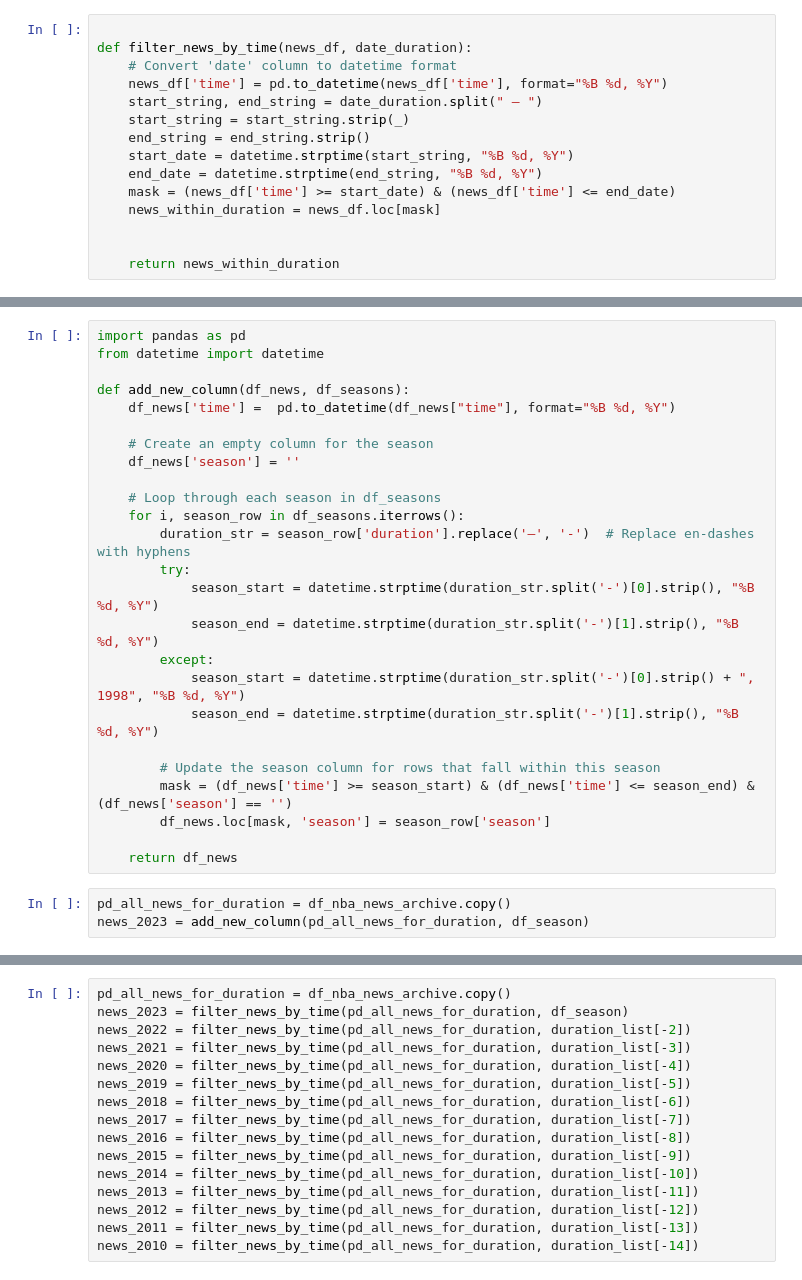
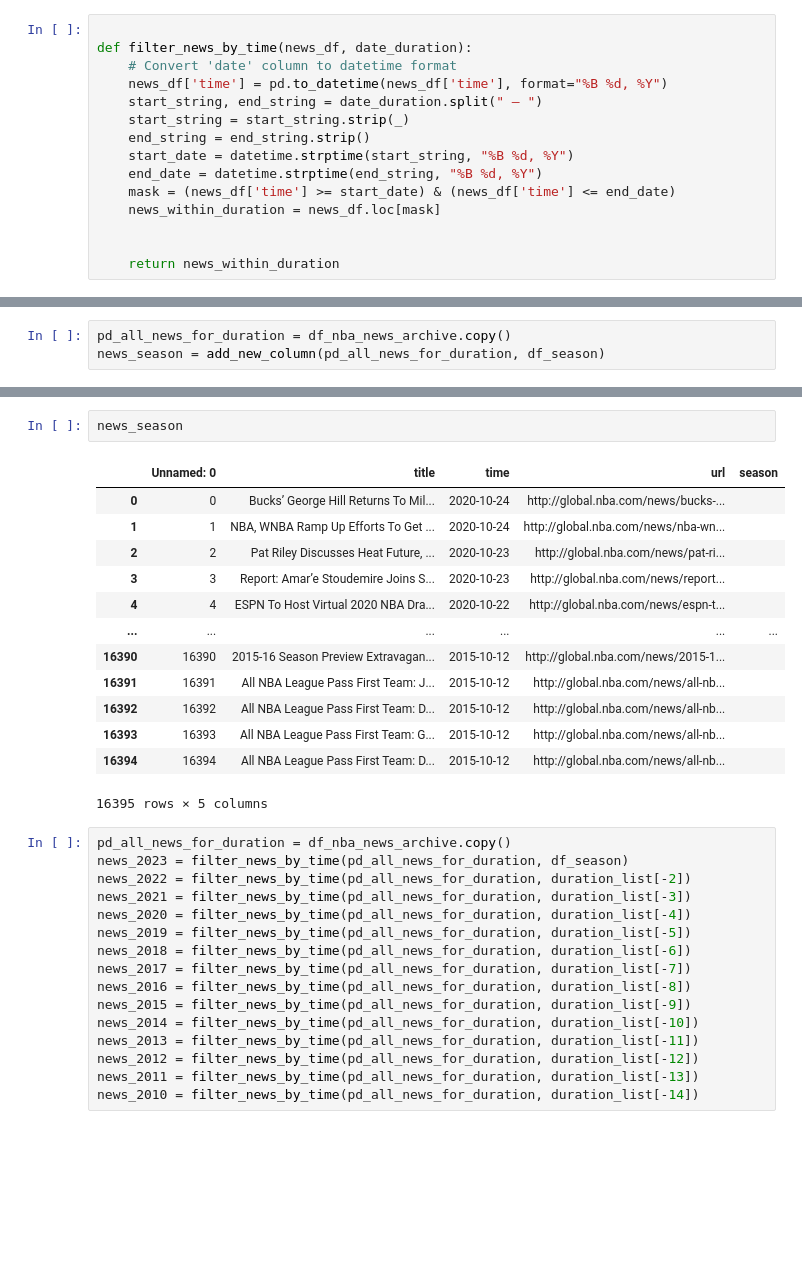
Before and after one commit to tz1211/DS105L-Project-404-Not-Found, a Jupyter notebook: Code/get_news_in_season.ipynb, the cells around one changed output, grey strips where cells are left out. Saved outputs shown, nothing was run; the diff lists cells and outputs as text; blank space fills up the shorter version.

```diff
--- a/Code/get_news_in_season.ipynb
+++ b/Code/get_news_in_season.ipynb
@@ -112,31 +110,6 @@ def add_new_column(df_news, df_seasons):
         df_news.loc[mask, 'season'] = season_row['season']
 
     return df_news
-# %%
-import pandas as pd
-from datetime import datetime
-
-def add_new_column(df_news, df_seasons):
-    df_news['time'] =  pd.to_datetime(df_news["time"], format="%B %d, %Y")
-
-    # Create an empty column for the season
-    df_news['season'] = ''
-
-    # Loop through each season in df_seasons
-    for i, season_row in df_seasons.iterrows():
-        duration_str = season_row['duration'].replace('–', '-')  # Replace en-dashes with hyphens
-        try:
-            season_start = datetime.strptime(duration_str.split('-')[0].strip(), "%B %d, %Y")
-            season_end = datetime.strptime(duration_str.split('-')[1].strip(), "%B %d, %Y")
-        except:
-            season_start = datetime.strptime(duration_str.split('-')[0].strip() + ", 1998", "%B %d, %Y")
-            season_end = datetime.strptime(duration_str.split('-')[1].strip(), "%B %d, %Y")
-
-        # Update the season column for rows that fall within this season
-        mask = (df_news['time'] >= season_start) & (df_news['time'] <= season_end) & (df_news['season'] == '')
-        df_news.loc[mask, 'season'] = season_row['season']
-
-    return df_news
 # %%
 pd_all_news_for_duration = df_nba_news_archive.copy()
-news_2023 = add_new_column(pd_all_news_for_duration, df_season)
+news_season = add_new_column(pd_all_news_for_duration, df_season)
@@ -163,3 +116,19 @@ news_2023 [:60]
+# %%
+news_season
+# %% [output]
+|  | Unnamed: 0 | title | time | url | season |
+| 0 | 0 | Bucks’ George Hill Returns To Mil... | 2020-10-24 | http://global.nba.com/news/bucks-... |  |
+| 1 | 1 | NBA, WNBA Ramp Up Efforts To Get ... | 2020-10-24 | http://global.nba.com/news/nba-wn... |  |
+| 2 | 2 | Pat Riley Discusses Heat Future, ... | 2020-10-23 | http://global.nba.com/news/pat-ri... |  |
+| 3 | 3 | Report: Amar’e Stoudemire Joins S... | 2020-10-23 | http://global.nba.com/news/report... |  |
+| 4 | 4 | ESPN To Host Virtual 2020 NBA Dra... | 2020-10-22 | http://global.nba.com/news/espn-t... |  |
+| ... | ... | ... | ... | ... | ... |
+| 16390 | 16390 | 2015-16 Season Preview Extravagan... | 2015-10-12 | http://global.nba.com/news/2015-1... |  |
+| 16391 | 16391 | All NBA League Pass First Team: J... | 2015-10-12 | http://global.nba.com/news/all-nb... |  |
+| 16392 | 16392 | All NBA League Pass First Team: D... | 2015-10-12 | http://global.nba.com/news/all-nb... |  |
+| 16393 | 16393 | All NBA League Pass First Team: G... | 2015-10-12 | http://global.nba.com/news/all-nb... |  |
+| 16394 | 16394 | All NBA League Pass First Team: D... | 2015-10-12 | http://global.nba.com/news/all-nb... |  |
+16395 rows × 5 columns
 # %%
 pd_all_news_for_duration = df_nba_news_archive.copy()
 news_2023 = filter_news_by_time(pd_all_news_for_duration, df_season)
```
Also changed, not shown: parts of 2 cells of this notebook.
